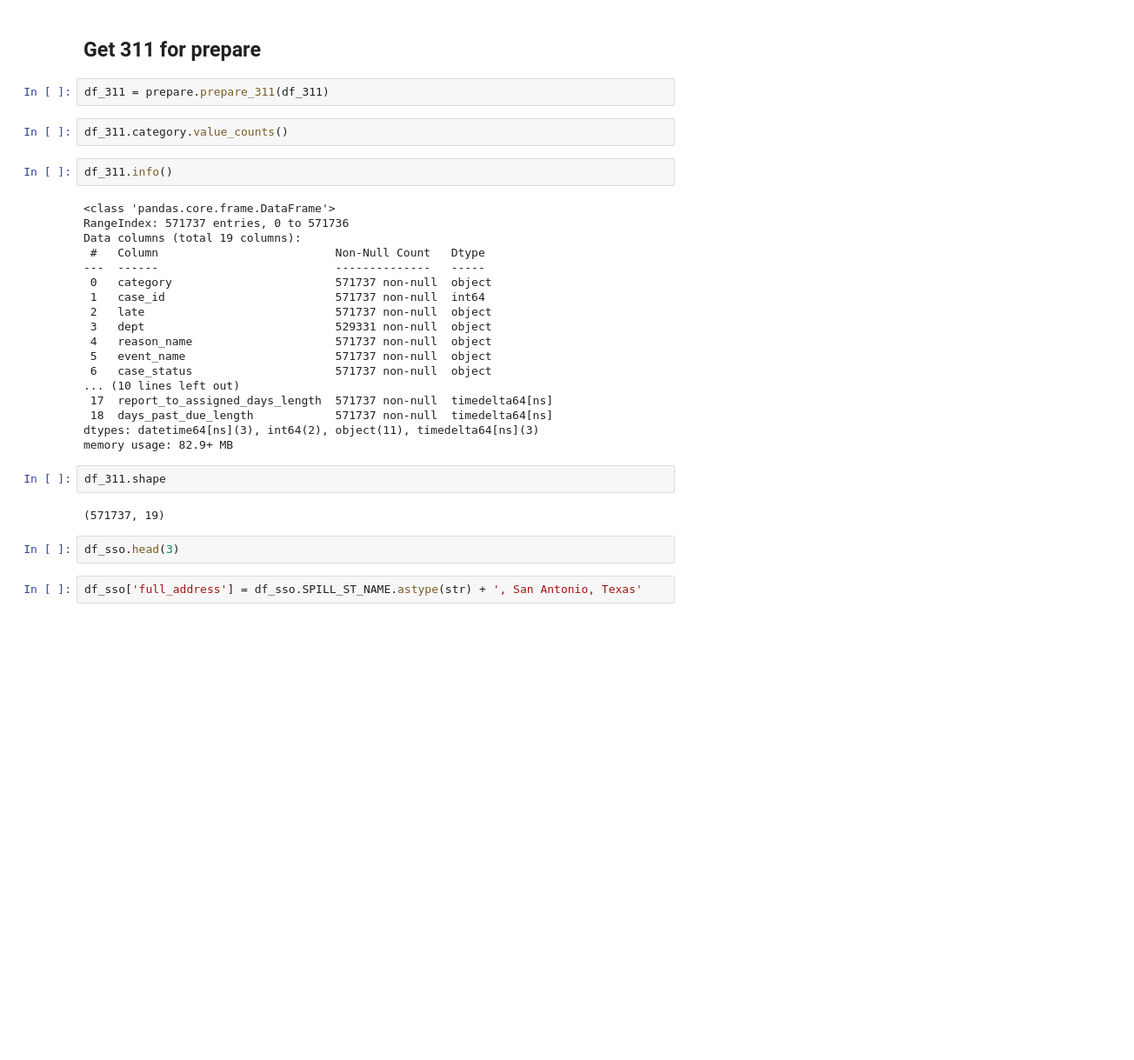
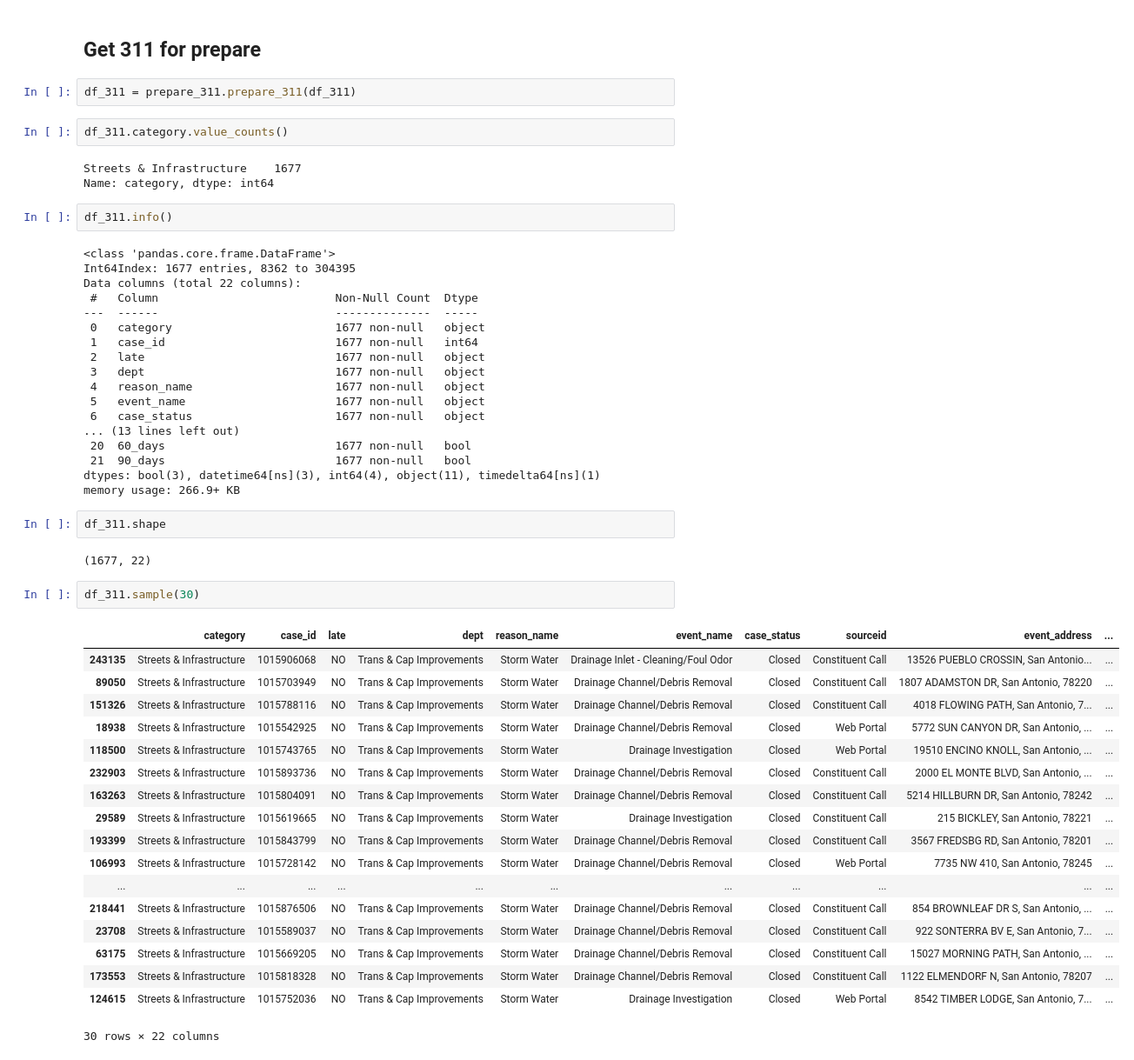
Before and after one commit to we-came-we-SAWS-we-conquered/saws-capstone-project, a Jupyter notebook: david-repo/scratch.ipynb, the cells around one changed output. Shown at 87% size. Drawn from its saved outputs; the diff is of its cells as text; blank space fills up the shorter version.

Commit message:
updating prepare.py and david repo

```diff
--- a/david-repo/scratch.ipynb
+++ b/david-repo/scratch.ipynb
@@ -27,34 +19,54 @@ df_sso = acquire.acquire_sso()
 # %% [markdown]
 ## Get 311 for prepare
 # %%
-df_311 = prepare.prepare_311(df_311)
+df_311 = prepare_311.prepare_311(df_311)
 # %%
 df_311.category.value_counts()
+# %% [output]
+Streets & Infrastructure    1677
+Name: category, dtype: int64
 # %%
 df_311.info()
 # %% [output]
 <class 'pandas.core.frame.DataFrame'>
-RangeIndex: 571737 entries, 0 to 571736
-Data columns (total 19 columns):
- #   Column                          Non-Null Count   Dtype
----  ------                          --------------   -----
- 0   category                        571737 non-null  object
- 1   case_id                         571737 non-null  int64
- 2   late                            571737 non-null  object
- 3   dept                            529331 non-null  object
- 4   reason_name                     571737 non-null  object
- 5   event_name                      571737 non-null  object
- 6   case_status                     571737 non-null  object
-... (10 lines left out)
- 17  report_to_assigned_days_length  571737 non-null  timedelta64[ns]
- 18  days_past_due_length            571737 non-null  timedelta64[ns]
-dtypes: datetime64[ns](3), int64(2), object(11), timedelta64[ns](3)
-memory usage: 82.9+ MB
+Int64Index: 1677 entries, 8362 to 304395
+Data columns (total 22 columns):
+ #   Column                          Non-Null Count  Dtype
+---  ------                          --------------  -----
+ 0   category                        1677 non-null   object
+ 1   case_id                         1677 non-null   int64
+ 2   late                            1677 non-null   object
+ 3   dept                            1677 non-null   object
+ 4   reason_name                     1677 non-null   object
+ 5   event_name                      1677 non-null   object
+ 6   case_status                     1677 non-null   object
+... (13 lines left out)
+ 20  60_days                         1677 non-null   bool
+ 21  90_days                         1677 non-null   bool
+dtypes: bool(3), datetime64[ns](3), int64(4), object(11), timedelta64[ns](1)
+memory usage: 266.9+ KB
 # %%
 df_311.shape
 # %% [output]
-(571737, 19)
+(1677, 22)
-# %%
-df_sso.head(3)
-# %%
-df_sso['full_address'] = df_sso.SPILL_ST_NAME.astype(str) + ', San Antonio, Texas'
+# %%
+df_311.sample(30)
+# %% [output]
+|  | category | case_id | late | dept | reason_name | event_name | case_status | sourceid | event_address | ... |
+| 243135 | Streets & Infrastructure | 1015906068 | NO | Trans & Cap Improvements | Storm Water | Drainage Inlet - Cleaning/Foul Odor | Closed | Constituent Call | 13526 PUEBLO CROSSIN, San Antonio... | ... |
+| 89050 | Streets & Infrastructure | 1015703949 | NO | Trans & Cap Improvements | Storm Water | Drainage Channel/Debris Removal | Closed | Constituent Call | 1807 ADAMSTON DR, San Antonio, 78220 | ... |
+| 151326 | Streets & Infrastructure | 1015788116 | NO | Trans & Cap Improvements | Storm Water | Drainage Channel/Debris Removal | Closed | Constituent Call | 4018 FLOWING PATH, San Antonio, 7... | ... |
+| 18938 | Streets & Infrastructure | 1015542925 | NO | Trans & Cap Improvements | Storm Water | Drainage Channel/Debris Removal | Closed | Web Portal | 5772 SUN CANYON DR, San Antonio, ... | ... |
+| 118500 | Streets & Infrastructure | 1015743765 | NO | Trans & Cap Improvements | Storm Water | Drainage Investigation | Closed | Web Portal | 19510 ENCINO KNOLL, San Antonio, ... | ... |
+| 232903 | Streets & Infrastructure | 1015893736 | NO | Trans & Cap Improvements | Storm Water | Drainage Channel/Debris Removal | Closed | Constituent Call | 2000 EL MONTE BLVD, San Antonio, ... | ... |
+| 163263 | Streets & Infrastructure | 1015804091 | NO | Trans & Cap Improvements | Storm Water | Drainage Channel/Debris Removal | Closed | Constituent Call | 5214 HILLBURN DR, San Antonio, 78242 | ... |
+| 29589 | Streets & Infrastructure | 1015619665 | NO | Trans & Cap Improvements | Storm Water | Drainage Investigation | Closed | Constituent Call | 215 BICKLEY, San Antonio, 78221 | ... |
+| 193399 | Streets & Infrastructure | 1015843799 | NO | Trans & Cap Improvements | Storm Water | Drainage Channel/Debris Removal | Closed | Constituent Call | 3567 FREDSBG RD, San Antonio, 78201 | ... |
+| 106993 | Streets & Infrastructure | 1015728142 | NO | Trans & Cap Improvements | Storm Water | Drainage Channel/Debris Removal | Closed | Web Portal | 7735 NW 410, San Antonio, 78245 | ... |
+| ... | ... | ... | ... | ... | ... | ... | ... | ... | ... | ... |
+| 218441 | Streets & Infrastructure | 1015876506 | NO | Trans & Cap Improvements | Storm Water | Drainage Channel/Debris Removal | Closed | Constituent Call | 854 BROWNLEAF DR S, San Antonio, ... | ... |
+| 23708 | Streets & Infrastructure | 1015589037 | NO | Trans & Cap Improvements | Storm Water | Drainage Channel/Debris Removal | Closed | Constituent Call | 922 SONTERRA BV E, San Antonio, 7... | ... |
+| 63175 | Streets & Infrastructure | 1015669205 | NO | Trans & Cap Improvements | Storm Water | Drainage Channel/Debris Removal | Closed | Constituent Call | 15027 MORNING PATH, San Antonio, ... | ... |
+| 173553 | Streets & Infrastructure | 1015818328 | NO | Trans & Cap Improvements | Storm Water | Drainage Channel/Debris Removal | Closed | Constituent Call | 1122 ELMENDORF N, San Antonio, 78207 | ... |
+| 124615 | Streets & Infrastructure | 1015752036 | NO | Trans & Cap Improvements | Storm Water | Drainage Investigation | Closed | Web Portal | 8542 TIMBER LODGE, San Antonio, 7... | ... |
+30 rows × 22 columns
```
Also changed, not shown: parts of 31 cells of this notebook, 2 other files.
